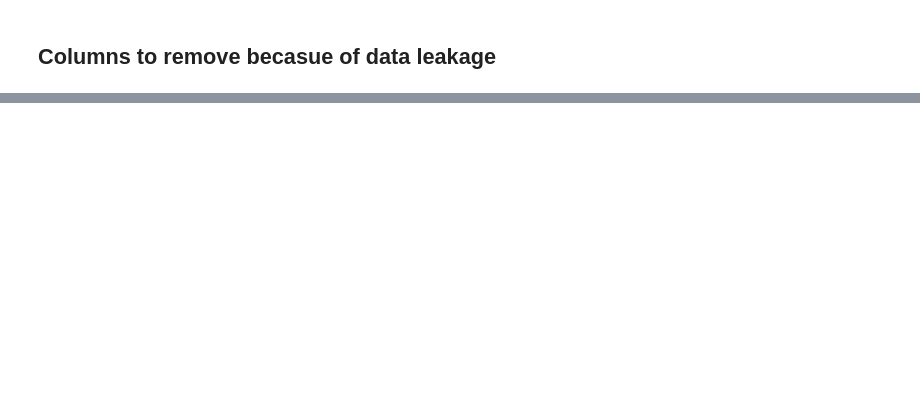
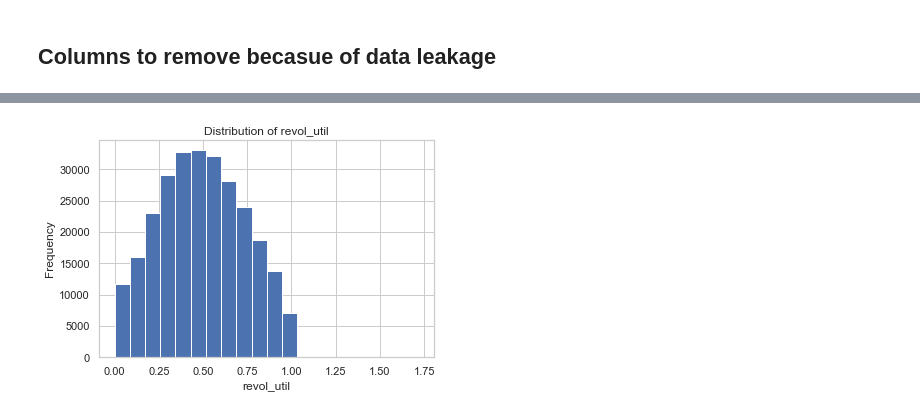
Before and after one commit to Uweeseg1/DataAnalyticsProject, a Jupyter notebook: Erans_project.ipynb, the cells around one changed output, grey strips where cells are left out. Cells and saved outputs as stored; diff of their text form; code cells hidden in the pictures; blank space fills up the shorter version.

```diff
--- a/Erans_project.ipynb
+++ b/Erans_project.ipynb
@@ -186,0 +744,13 @@ all_year_19['issue_d'] = all_year_19['issue_d'].astype(str)
+# %%
+
+# remove the percentage sign from the 'revol_util' column and convert it to floats
+revol_util_numeric = all_year_19['revol_util'].str.rstrip('%').astype('float') / 100
+
+# plot the histogram
+plt.hist(revol_util_numeric, bins=20)
+plt.xlabel('revol_util')
+plt.ylabel('Frequency')
+plt.title('Distribution of revol_util')
+plt.show()
+# %% [output]
+[figure, added]
```
Also changed, not shown: parts of 119 cells of this notebook.
